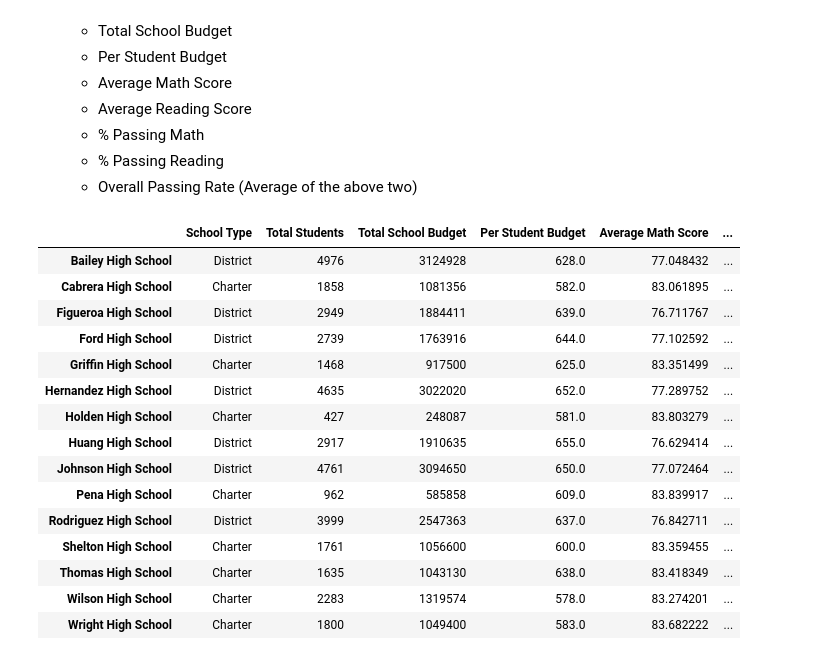
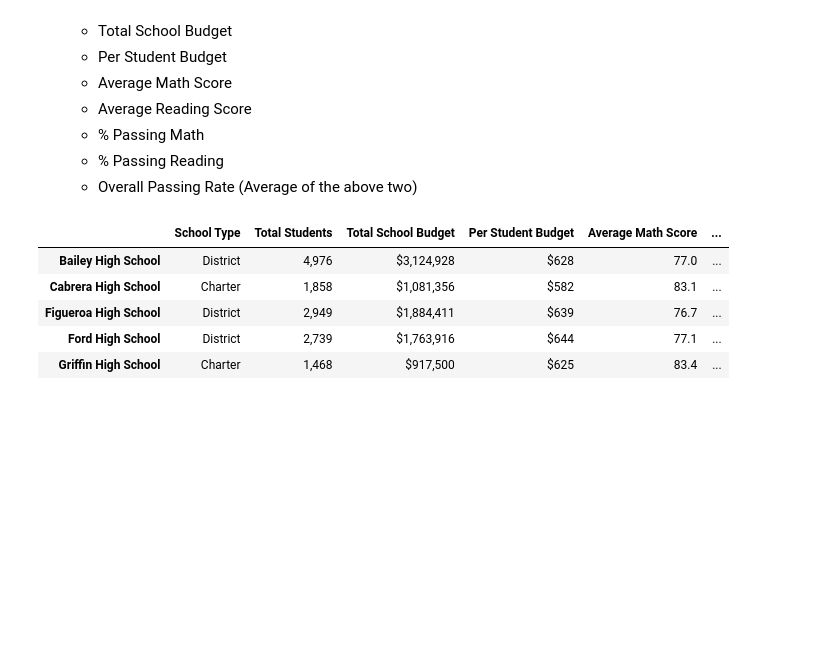
Before and after one commit to v33na/pandas-challenge, a Jupyter notebook: PyCitySchools/PyCitySchools.ipynb, the cells around one changed output. Drawn from its saved outputs; the diff is of its cells as text; code cells hidden in the pictures; blank space fills up the shorter version.

```diff
--- a/PyCitySchools/PyCitySchools.ipynb
+++ b/PyCitySchools/PyCitySchools.ipynb
@@ -106,7 +106,6 @@ district_summary
 
 #groups by school
 school = all_df.set_index('school_name').groupby(['school_name'])
-
 types = df_school.set_index('school_name')['type']
 
 # sum students by school
@@ -125,49 +124,45 @@ Avg_read = school['reading_score'].mean()
 # % passing scores
 pass_math = all_df[all_df['math_score'] >= 70].groupby('school_name')['Student ID'].count()/student_school
 pass_read = all_df[all_df['reading_score'] >= 70].groupby('school_name')['Student ID'].count()/student_school
 overall_school = all_df[(all_df['reading_score'] >= 70) & (all_df['math_score'] >= 70)].groupby('school_name')['Student ID'].count()/student_school
 
 school_summary = pd.DataFrame({
     "School Type": types,
     "Total Students": student_school,
     "Per Student Budget": student_budget,
     "Total School Budget": school_budget,
     "Average Math Score": Avg_math,
     "Average Reading Score": Avg_read,
     '% Passing Math': pass_math,
     '% Passing Reading': pass_read,
     "Overall Passing Rate": overall_school
 })
 
-
-
-
 #munging
 school_summary = school_summary[['School Type',
                           'Total Students',
                           'Total School Budget',
                           'Per Student Budget',
                           'Average Math Score',
                           'Average Reading Score',
                           '% Passing Math',
                           '% Passing Reading',
                           'Overall Passing Rate']]
+#formatting
+school_summary['Total Students']= school_summary ["Total Students"].map("{:,}".format)
+school_summary["Total School Budget"]=school_summary["Total School Budget"].map("${:,}".format)
+school_summary["Per Student Budget"]=school_summary["Per Student Budget"].map("${:.0f}".format)
+school_summary['Average Math Score']=school_summary['Average Math Score'].map("{:.1f}".format)
+school_summary['Average Reading Score']=school_summary['Average Reading Score'].map("{:.1f}".format)
+school_summary["% Passing Math"]=school_summary["% Passing Math"].map("{:.1%}".format)
+school_summary["% Passing Reading"]=school_summary["% Passing Reading"].map("{:.1%}".format)
+school_summary["Overall Passing Rate"] = school_summary["Overall Passing Rate"].map("{:.1%}".format)
 
-school_summary
+school_summary.head()
 # %% [output]
 |  | School Type | Total Students | Total School Budget | Per Student Budget | Average Math Score | ... |
-| Bailey High School | District | 4976 | 3124928 | 628.0 | 77.048432 | ... |
-| Cabrera High School | Charter | 1858 | 1081356 | 582.0 | 83.061895 | ... |
-| Figueroa High School | District | 2949 | 1884411 | 639.0 | 76.711767 | ... |
-| Ford High School | District | 2739 | 1763916 | 644.0 | 77.102592 | ... |
-| Griffin High School | Charter | 1468 | 917500 | 625.0 | 83.351499 | ... |
-| Hernandez High School | District | 4635 | 3022020 | 652.0 | 77.289752 | ... |
-| Holden High School | Charter | 427 | 248087 | 581.0 | 83.803279 | ... |
-| Huang High School | District | 2917 | 1910635 | 655.0 | 76.629414 | ... |
-| Johnson High School | District | 4761 | 3094650 | 650.0 | 77.072464 | ... |
-| Pena High School | Charter | 962 | 585858 | 609.0 | 83.839917 | ... |
-| Rodriguez High School | District | 3999 | 2547363 | 637.0 | 76.842711 | ... |
-| Shelton High School | Charter | 1761 | 1056600 | 600.0 | 83.359455 | ... |
-| Thomas High School | Charter | 1635 | 1043130 | 638.0 | 83.418349 | ... |
-| Wilson High School | Charter | 2283 | 1319574 | 578.0 | 83.274201 | ... |
-| Wright High School | Charter | 1800 | 1049400 | 583.0 | 83.682222 | ... |
+| Bailey High School | District | 4,976 | $3,124,928 | $628 | 77.0 | ... |
+| Cabrera High School | Charter | 1,858 | $1,081,356 | $582 | 83.1 | ... |
+| Figueroa High School | District | 2,949 | $1,884,411 | $639 | 76.7 | ... |
+| Ford High School | District | 2,739 | $1,763,916 | $644 | 77.1 | ... |
+| Griffin High School | Charter | 1,468 | $917,500 | $625 | 83.4 | ... |
```
Also changed, not shown: parts of 14 cells of this notebook, 1 other file.
